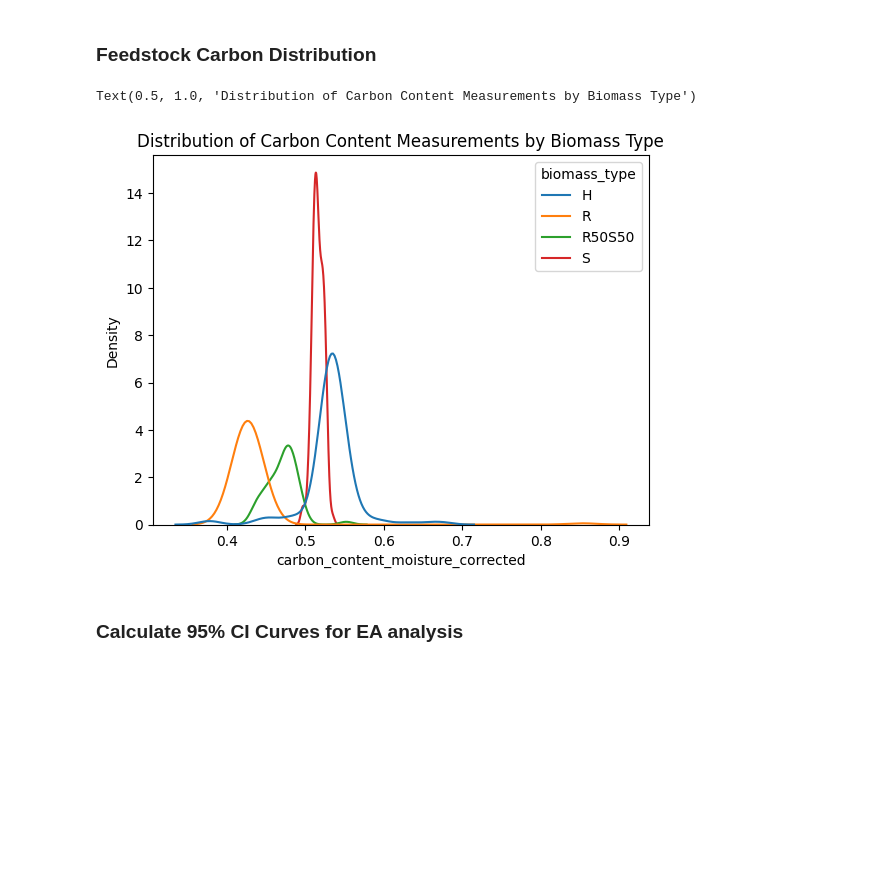
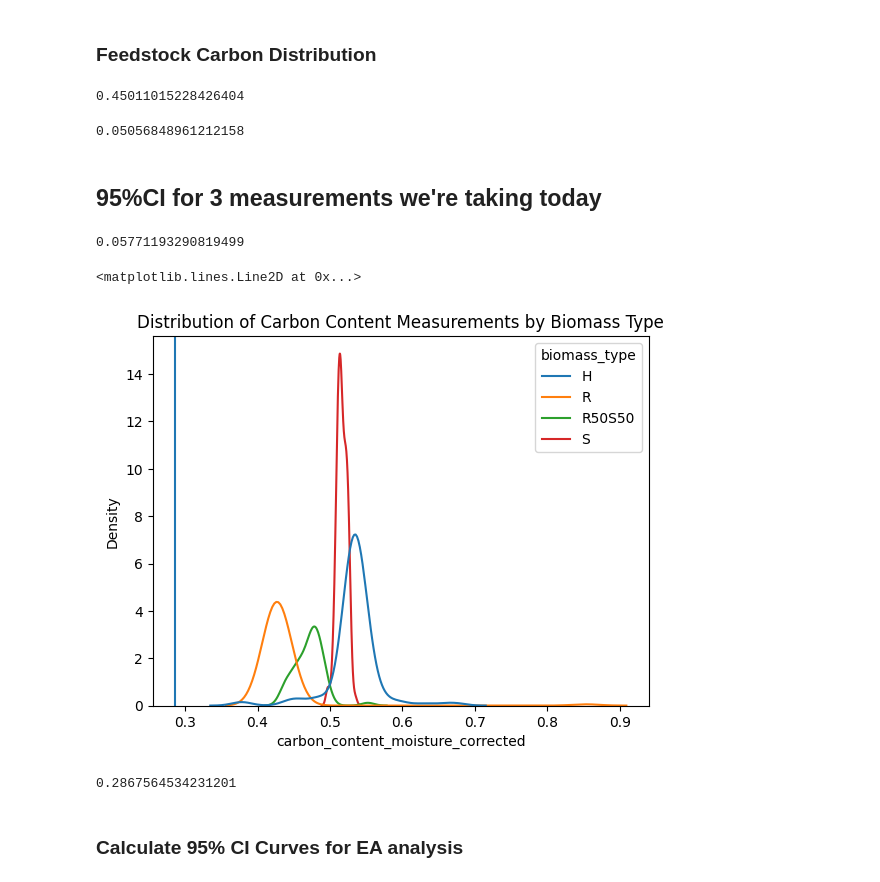
Before and after one commit to rgeygan/machine-learning, a Jupyter notebook: scratch/graphyte_variance_and_measurement_uncertainty.ipynb, the cells around one changed output. Cells and saved outputs as stored; diff of their text form; code cells hidden in the pictures; blank space fills up the shorter version.

```diff
--- a/scratch/graphyte_variance_and_measurement_uncertainty.ipynb
+++ b/scratch/graphyte_variance_and_measurement_uncertainty.ipynb
@@ -25,14 +21,34 @@ Name: carbon_content, dtype: int64
 # %% [markdown]
 ### Feedstock Carbon Distribution
+# %%
+df.carbon_content.mean()
+# %% [output]
+0.45011015228426404
+# %%
+df.carbon_content_moisture_corrected.std()
+# %% [output]
+0.05056848961212158
+# %% [markdown]
+## 95%CI for 3 measurements we're taking today
+# %%
+1.96 * (0.051 / np.sqrt(3))
+# %% [output]
+0.05771193290819499
 # %%
 fig, ax = plt.subplots()
 
 sns.kdeplot(data=df, x='carbon_content_moisture_corrected', hue='biomass_type', bw_adjust=1)
 
 plt.title('Distribution of Carbon Content Measurements by Biomass Type')
+
+plt.axvline(x=0.2867)
 # %% [output]
-Text(0.5, 1.0, 'Distribution of Carbon Content Measurements by Biomass Type')
+<matplotlib.lines.Line2D at 0x...>
-[figure, old version]
+[figure, new version]
+# %%
+(0.2555) / (1 - 0.109)
+# %% [output]
+0.2867564534231201
 # %% [markdown]
 ### Calculate 95% CI Curves for EA analysis
 # %%
```
Also changed, not shown: parts of 1 cell of this notebook.
